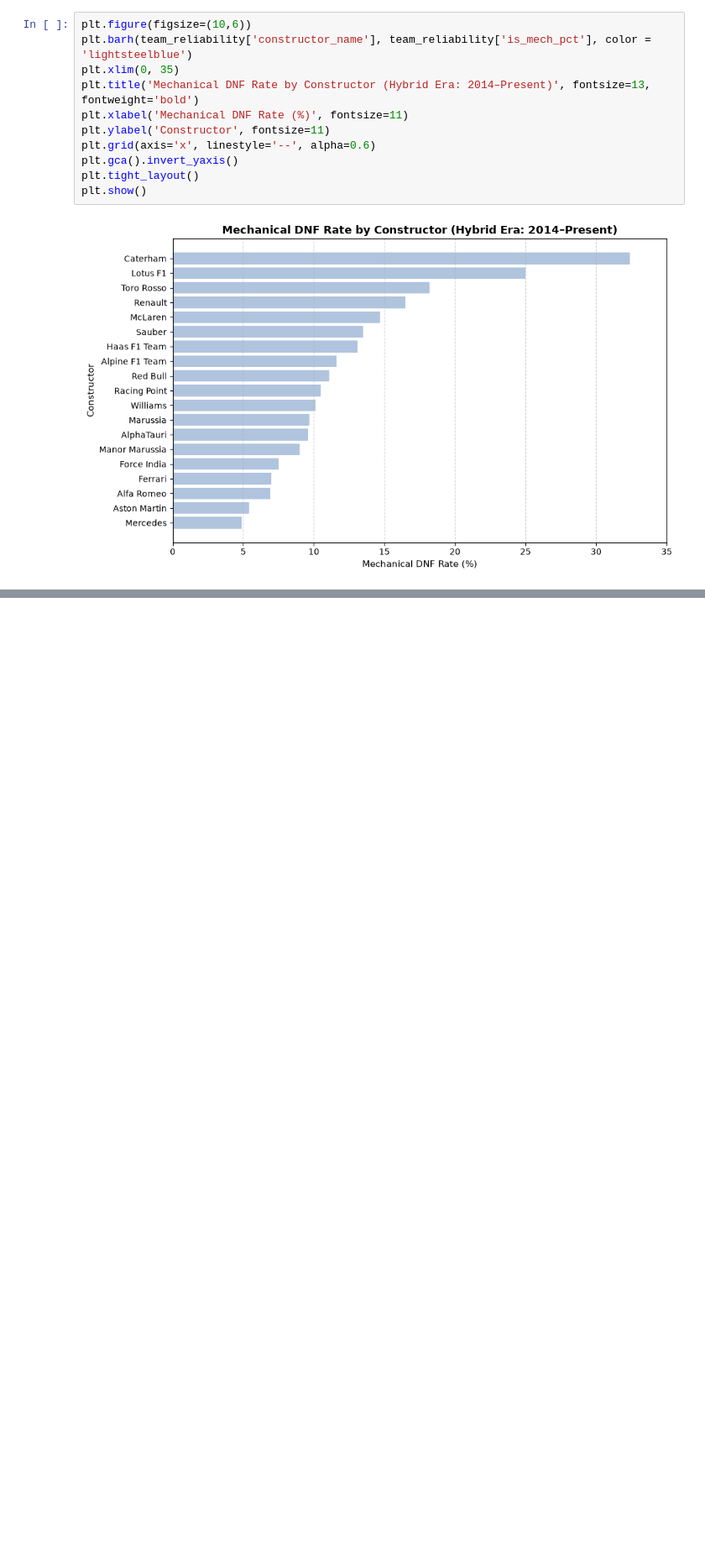
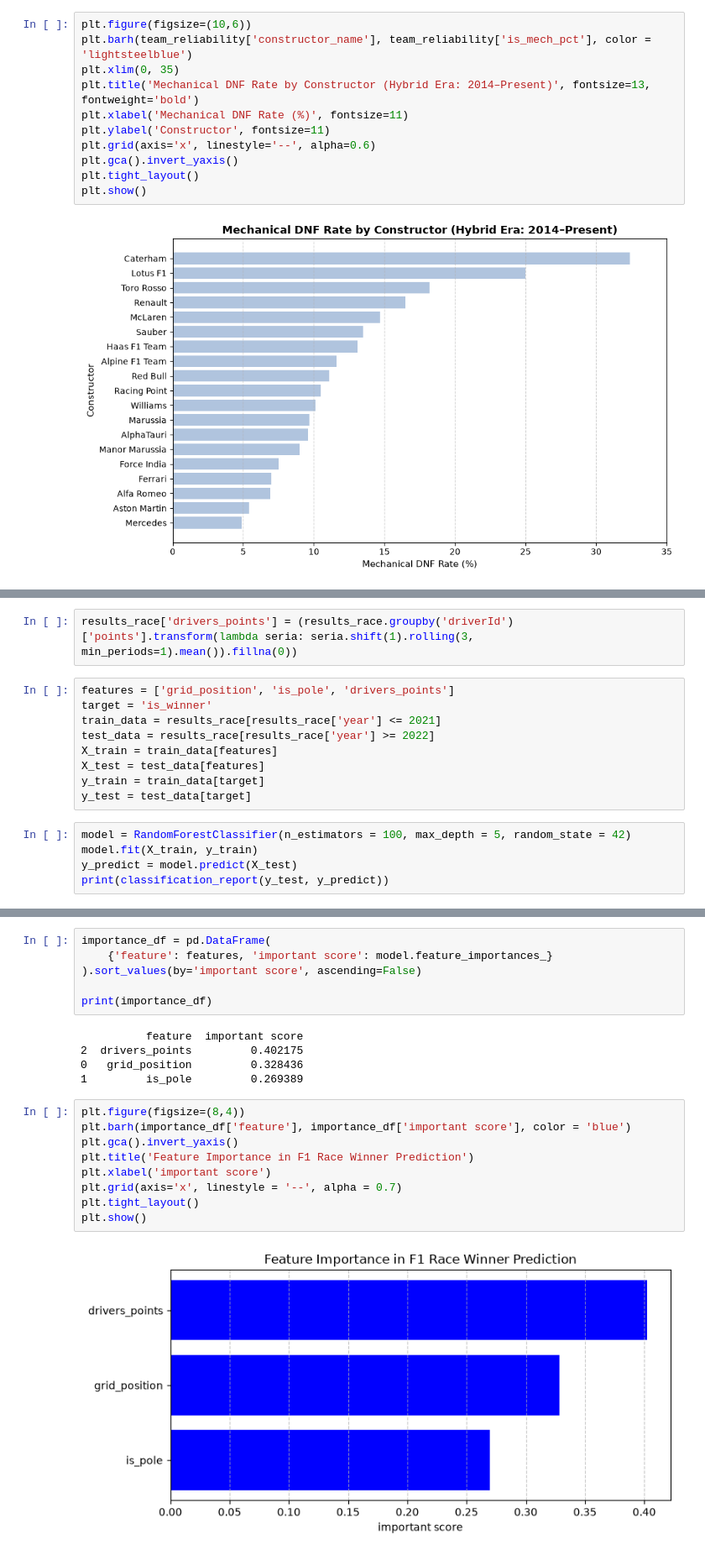
Before and after one commit to andreakrasko0-arch/f1-hybrid-era-analysis, a Jupyter notebook: f1_analysis.ipynb, the cells around one changed output, grey strips where cells are left out. Shown at 84% size. Saved outputs shown, nothing was run; the diff lists cells and outputs as text; blank space fills up the shorter version.

```diff
--- a/f1_analysis.ipynb
+++ b/f1_analysis.ipynb
@@ -154,0 +180,16 @@ Power unit resilience creates a high performance floor. While midfield teams lik
+# %%
+results_race['drivers_points'] = (results_race.groupby('driverId')['points'].transform(lambda seria: seria.shift(1).rolling(3, min_periods=1).mean()).fillna(0))
+# %%
+features = ['grid_position', 'is_pole', 'drivers_points']
+target = 'is_winner'
+train_data = results_race[results_race['year'] <= 2021]
+test_data = results_race[results_race['year'] >= 2022]
+X_train = train_data[features]
+X_test = test_data[features]
+y_train = train_data[target]
+y_test = test_data[target]
+# %%
+model = RandomForestClassifier(n_estimators = 100, max_depth = 5, random_state = 42)
+model.fit(X_train, y_train)
+y_predict = model.predict(X_test)
+print(classification_report(y_test, y_predict))
@@ -154,0 +205,22 @@ Power unit resilience creates a high performance floor. While midfield teams lik
+# %%
+importance_df = pd.DataFrame(
+    {'feature': features, 'important score': model.feature_importances_}
+).sort_values(by='important score', ascending=False)
+
+print(importance_df)
+# %% [output]
+          feature  important score
+2  drivers_points         0.402175
+0   grid_position         0.328436
+1         is_pole         0.269389
+# %%
+plt.figure(figsize=(8,4))
+plt.barh(importance_df['feature'], importance_df['important score'], color = 'blue')
+plt.gca().invert_yaxis()
+plt.title('Feature Importance in F1 Race Winner Prediction')
+plt.xlabel('important score')
+plt.grid(axis='x', linestyle = '--', alpha = 0.7)
+plt.tight_layout()
+plt.show()
+# %% [output]
+[figure, added]
```
Also changed, not shown: parts of 15 cells of this notebook, 1 other file.
